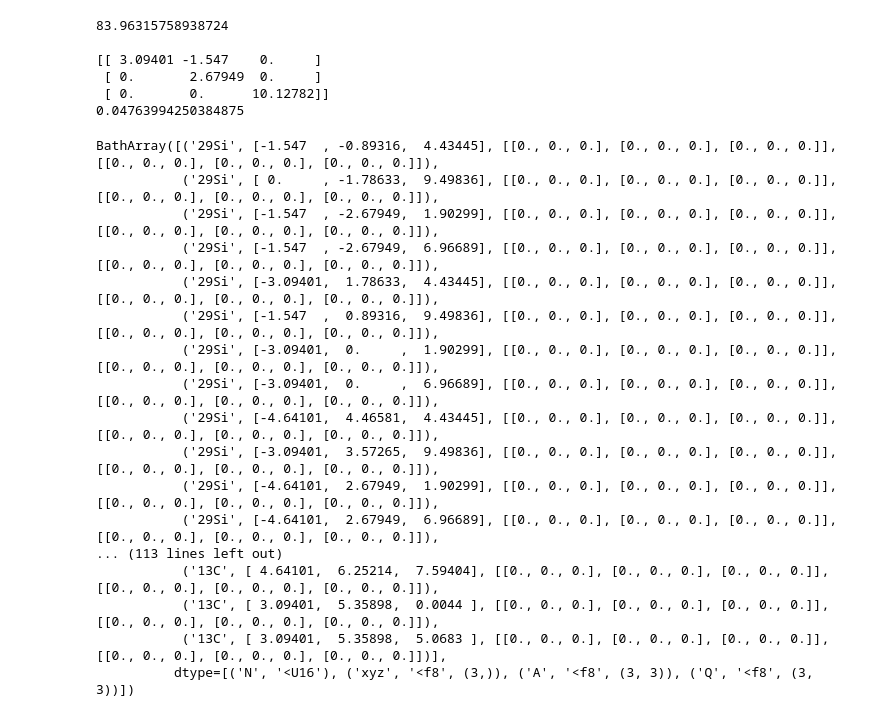
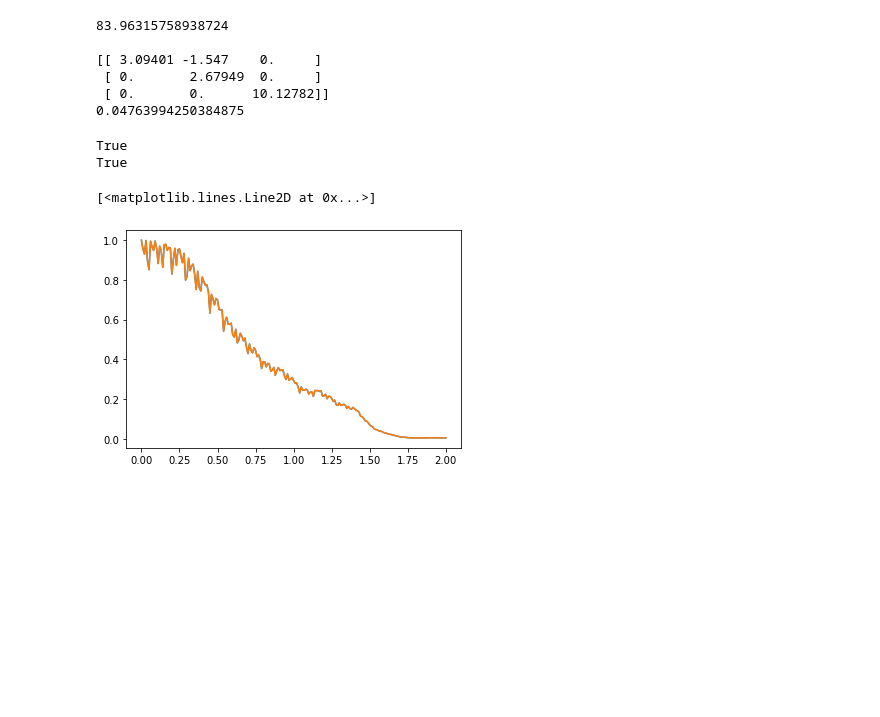
Before and after one commit to foxfixfax/PyCCE, a Jupyter notebook: examples/examples.ipynb, the cells around one changed output. Saved outputs shown, nothing was run; the diff lists cells and outputs as text; code cells hidden in the pictures; blank space fills up the shorter version.

```diff
--- a/examples/examples.ipynb
+++ b/examples/examples.ipynb
@@ -182,24 +236,23 @@ print(sic.atoms['Si'].__len__()/volume)
  [ 0.       2.67949  0.     ]
  [ 0.       0.      10.12782]]
 0.04763994250384875
-# %%
-np.set_printoptions(precision=5, suppress=True)
-atoms
-# %% [output]
-BathArray([('29Si', [-1.547  , -0.89316,  4.43445], [[0., 0., 0.], [0., 0., 0.], [0., 0., 0.]], [[0., 0., 0.], [0., 0., 0.], [0., 0., 0.]]),
-           ('29Si', [ 0.     , -1.78633,  9.49836], [[0., 0., 0.], [0., 0., 0.], [0., 0., 0.]], [[0., 0., 0.], [0., 0., 0.], [0., 0., 0.]]),
-           ('29Si', [-1.547  , -2.67949,  1.90299], [[0., 0., 0.], [0., 0., 0.], [0., 0., 0.]], [[0., 0., 0.], [0., 0., 0.], [0., 0., 0.]]),
-           ('29Si', [-1.547  , -2.67949,  6.96689], [[0., 0., 0.], [0., 0., 0.], [0., 0., 0.]], [[0., 0., 0.], [0., 0., 0.], [0., 0., 0.]]),
-           ('29Si', [-3.09401,  1.78633,  4.43445], [[0., 0., 0.], [0., 0., 0.], [0., 0., 0.]], [[0., 0., 0.], [0., 0., 0.], [0., 0., 0.]]),
-           ('29Si', [-1.547  ,  0.89316,  9.49836], [[0., 0., 0.], [0., 0., 0.], [0., 0., 0.]], [[0., 0., 0.], [0., 0., 0.], [0., 0., 0.]]),
-           ('29Si', [-3.09401,  0.     ,  1.90299], [[0., 0., 0.], [0., 0., 0.], [0., 0., 0.]], [[0., 0., 0.], [0., 0., 0.], [0., 0., 0.]]),
-           ('29Si', [-3.09401,  0.     ,  6.96689], [[0., 0., 0.], [0., 0., 0.], [0., 0., 0.]], [[0., 0., 0.], [0., 0., 0.], [0., 0., 0.]]),
-           ('29Si', [-4.64101,  4.46581,  4.43445], [[0., 0., 0.], [0., 0., 0.], [0., 0., 0.]], [[0., 0., 0.], [0., 0., 0.], [0., 0., 0.]]),
-           ('29Si', [-3.09401,  3.57265,  9.49836], [[0., 0., 0.], [0., 0., 0.], [0., 0., 0.]], [[0., 0., 0.], [0., 0., 0.], [0., 0., 0.]]),
-           ('29Si', [-4.64101,  2.67949,  1.90299], [[0., 0., 0.], [0., 0., 0.], [0., 0., 0.]], [[0., 0., 0.], [0., 0., 0.], [0., 0., 0.]]),
-           ('29Si', [-4.64101,  2.67949,  6.96689], [[0., 0., 0.], [0., 0., 0.], [0., 0., 0.]], [[0., 0., 0.], [0., 0., 0.], [0., 0., 0.]]),
-... (113 lines left out)
-           ('13C', [ 4.64101,  6.25214,  7.59404], [[0., 0., 0.], [0., 0., 0.], [0., 0., 0.]], [[0., 0., 0.], [0., 0., 0.], [0., 0., 0.]]),
-           ('13C', [ 3.09401,  5.35898,  0.0044 ], [[0., 0., 0.], [0., 0., 0.], [0., 0., 0.]], [[0., 0., 0.], [0., 0., 0.], [0., 0., 0.]]),
-           ('13C', [ 3.09401,  5.35898,  5.0683 ], [[0., 0., 0.], [0., 0., 0.], [0., 0., 0.]], [[0., 0., 0.], [0., 0., 0.], [0., 0., 0.]])],
-          dtype=[('N', '<U16'), ('xyz', '<f8', (3,)), ('A', '<f8', (3, 3)), ('Q', '<f8', (3, 3))])
+# %%
+import numpy as np
+
+ts = np.linspace(0, 2, 201)
+
+lp = np.load(f'Z:/codes_development/pyCCE/testing/parallel.npy', allow_pickle=True)
+l = np.load(f'Z:/codes_development/pyCCE/testing/single.npy', allow_pickle=True)
+
+dlp = np.load(f'Z:/codes_development/pyCCE/testing/dparallel.npy', allow_pickle=True)
+dl = np.load(f'Z:/codes_development/pyCCE/testing/dsingle.npy', allow_pickle=True)
+
+print(np.isclose(l,lp).all())
+print(np.isclose(dlp,lp).all())
+plt.plot(ts, l)
+plt.plot(ts, lp)
+# %% [output]
+True
+True
+[<matplotlib.lines.Line2D at 0x...>]
+[figure, added]
```
Also changed, not shown: parts of 12 cells of this notebook, 15 other files.
